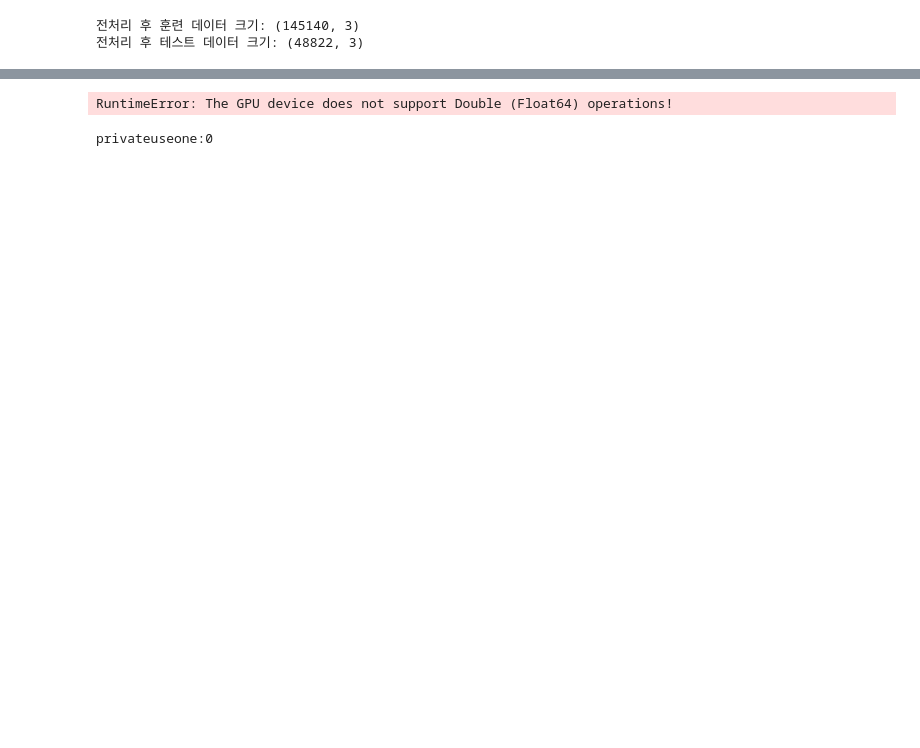
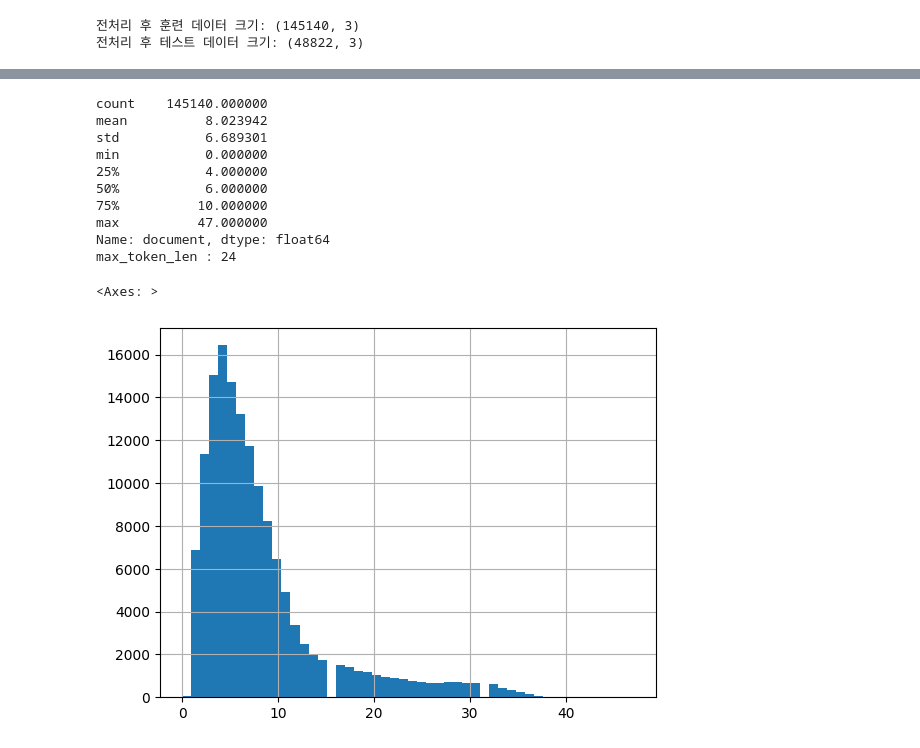
Before and after one commit to greatsangho/python_ML, a Jupyter notebook: LLM/20241112-kogpt2-학습하기.ipynb, the cells around one changed output, grey strips where cells are left out. Cells and saved outputs as stored; diff of their text form; code cells hidden in the pictures; blank space fills up the shorter version.

```diff
--- a/LLM/20241112-kogpt2-학습하기.ipynb
+++ b/LLM/20241112-kogpt2-학습하기.ipynb
@@ -96,29 +34,0 @@ test_loader = DataLoader(test_dataset, batch_size=32)
-# %%
-from transformers import AdamW
-from tqdm import tqdm
-
-optimizer = AdamW(model.parameters(), lr=5e-5)
-
-# 학습 루프 정의
-for epoch in range(1):  # 에포크 수 설정
-    model.train()
-    for batch in tqdm(train_loader):
-        input_ids, attention_mask, labels = [b.to(device) for b in batch]
-
-        optimizer.zero_grad()
-
-        outputs = model(input_ids=input_ids, attention_mask=attention_mask, labels=labels)
-        loss = outputs.loss
-
-        loss.backward()
-        optimizer.step()
-
-    print(f'Epoch {epoch+1} completed.')
-# %% [output]
-RuntimeError: The GPU device does not support Double (Float64) operations!
-# %%
-import torch_directml
-dml_device = torch_directml.device()
-print(dml_device)
-# %% [output]
-privateuseone:0
@@ -143,2 +35,22 @@ print(f'Test Accuracy: {accuracy:.4f}')
+# %%
+print(train_data['document'].map(lambda x: len(x.split())).describe())
+import numpy as np
+max_token_len = np.percentile(train_data['document'].map(lambda x: len(x.split())).to_numpy(), 95)
+max_token_len = int(max_token_len)
+print(f'max_token_len : {max_token_len}')
+train_data['document'].apply(lambda x: len(x.split())).hist(bins=50)
+# %% [output]
+count    145140.000000
+mean          8.023942
+std           6.689301
+min           0.000000
+25%           4.000000
+50%           6.000000
+75%          10.000000
+max          47.000000
+Name: document, dtype: float64
+max_token_len : 24
+<Axes: >
+[figure, added]
 # %%
 import torch
```
Also changed, not shown: parts of 7 cells of this notebook, 2 other files.
